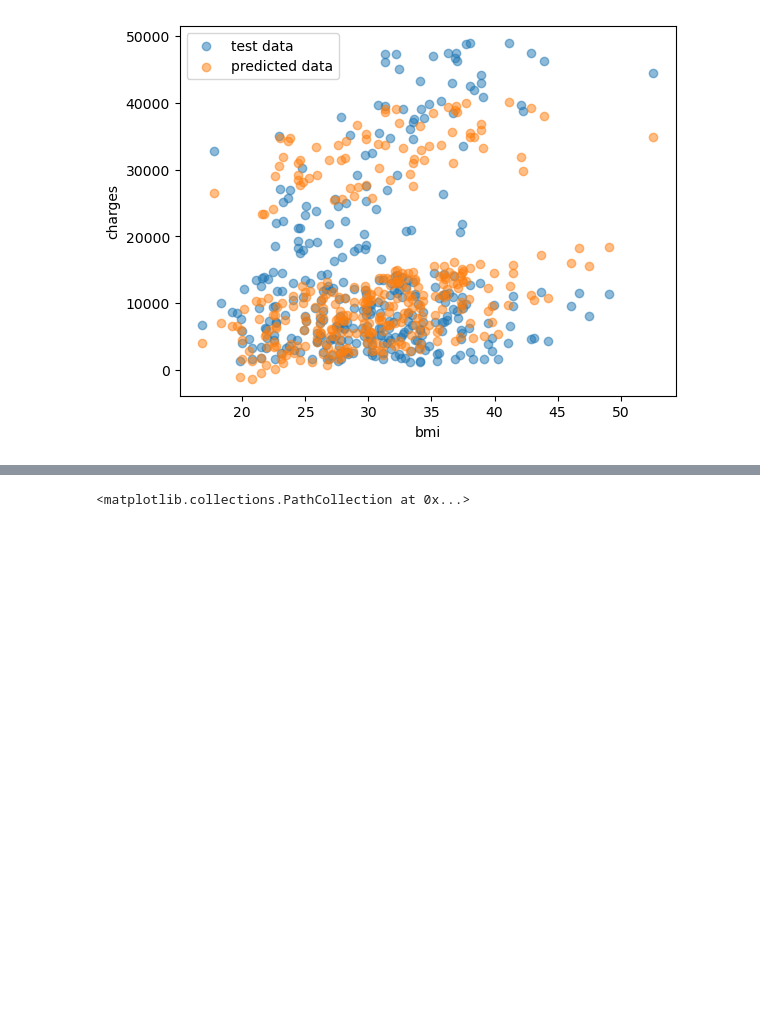
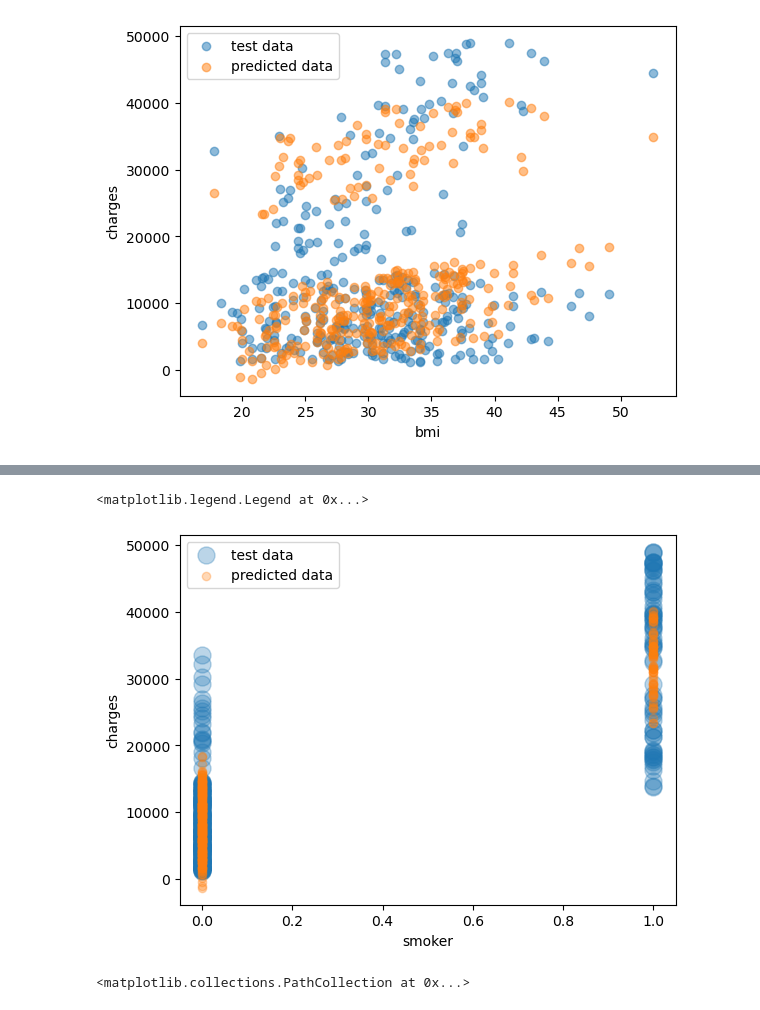
Before and after one commit to ultnie/NSU_ML, a Jupyter notebook: LR DT FR.ipynb, the cells around one changed output, grey strips where cells are left out. Saved outputs shown, nothing was run; the diff lists cells and outputs as text; code cells hidden in the pictures; blank space fills up the shorter version.

```diff
--- a/LR DT FR.ipynb
+++ b/LR DT FR.ipynb
@@ -286,3 +295,12 @@ pl.legend()
+# %%
+pl.scatter(x_test['remainder__smoker'], y_test, alpha = 0.3, label = 'test data', s = 150)
+pl.scatter(x_test['remainder__smoker'], lr_test_pred, alpha = 0.3, label = 'predicted data')
+pl.xlabel('smoker')
+pl.ylabel('charges')
+pl.legend()
+# %% [output]
+<matplotlib.legend.Legend at 0x...>
+[figure, added]
 # %%
 pl.scatter(dt_test_pred, y_test, alpha = 0.5)
 # %% [output]
```
Also changed, not shown: parts of 1 cell of this notebook.
